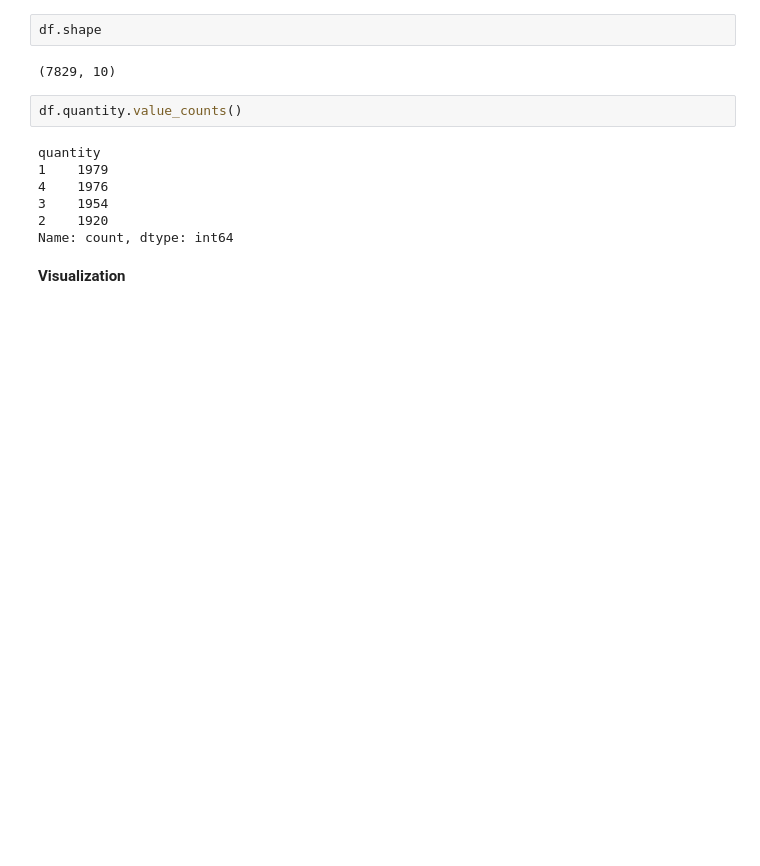
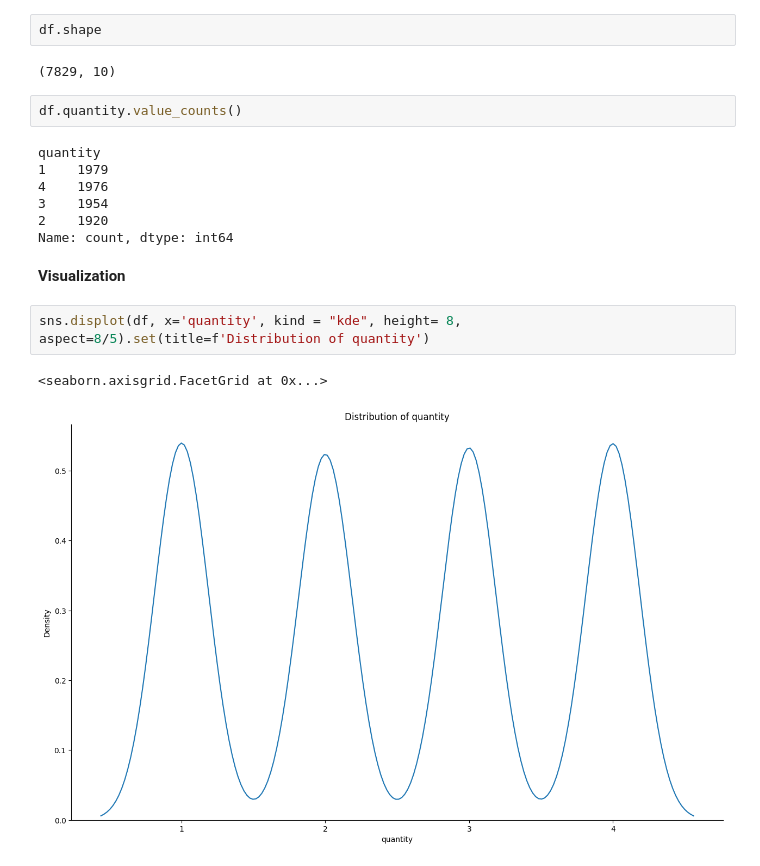
Before and after one commit to pawngithub/cognizant_project, a Jupyter notebook: Task_1.ipynb, the cells around one changed output. Cells and saved outputs as stored; diff of their text form; blank space fills up the shorter version.

```diff
--- a/Task_1.ipynb
+++ b/Task_1.ipynb
@@ -150,5 +150,10 @@ quantity
 Name: count, dtype: int64
 # %% [markdown]
 **Visualization**
+# %%
+sns.displot(df, x='quantity', kind = "kde", height= 8, aspect=8/5).set(title=f'Distribution of quantity')
+# %% [output]
+<seaborn.axisgrid.FacetGrid at 0x...>
+[figure, added]
 # %%
 def plot_continuous_distribution(df: pd.DataFrame = None, quantity: str = None, height: int = 8):
```
Also changed, not shown: parts of 6 cells of this notebook.
